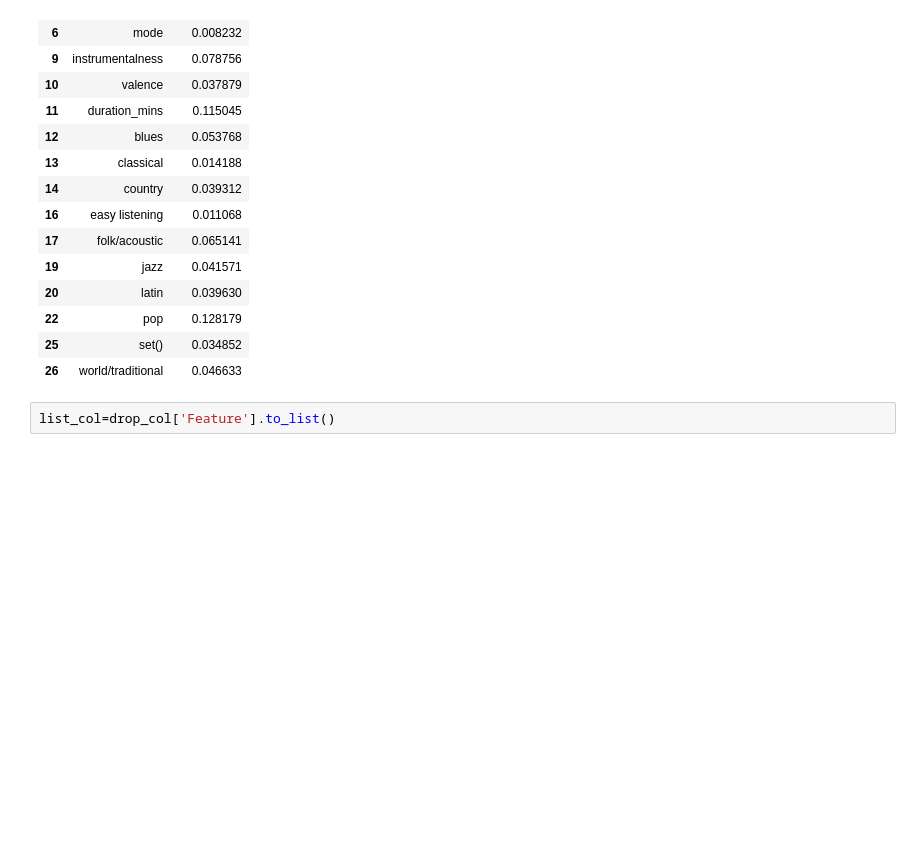
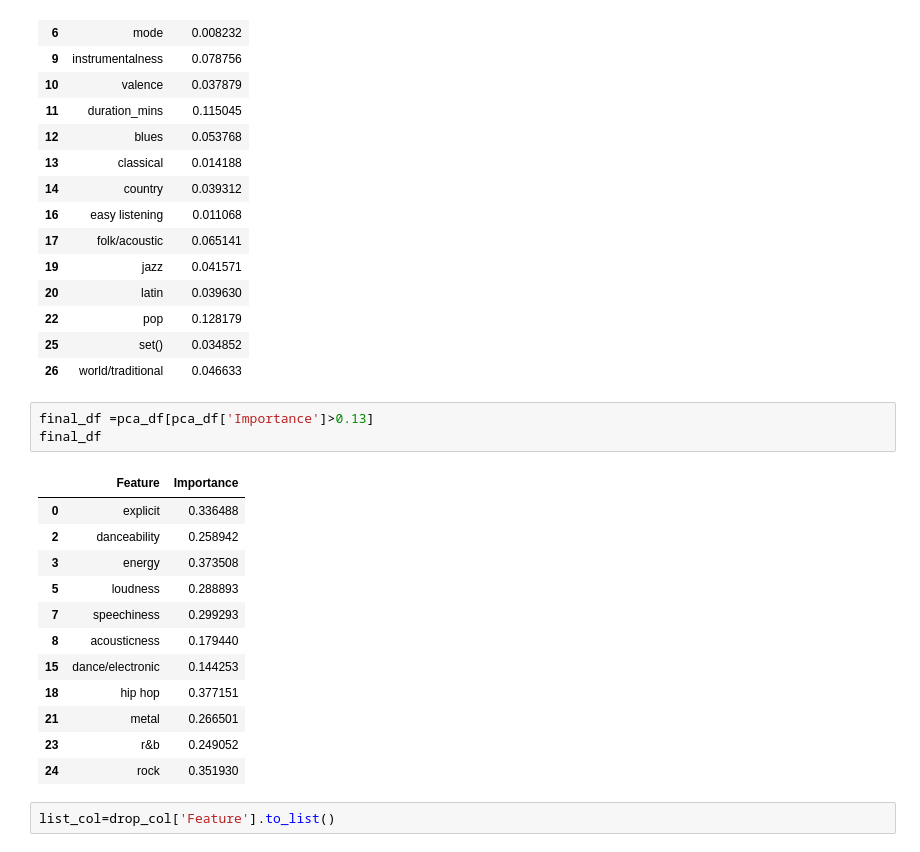
Before and after one commit to aktugchelekche/Project_Team_2, a Jupyter notebook: Machine_Learning_Models/PCA_Feature_Model_Selection .ipynb, the cells around one changed output. Saved outputs shown, nothing was run; the diff lists cells and outputs as text; blank space fills up the shorter version.

```diff
--- a/Machine_Learning_Models/PCA_Feature_Model_Selection .ipynb
+++ b/Machine_Learning_Models/PCA_Feature_Model_Selection .ipynb
@@ -191,6 +191,22 @@ drop_col
 | 22 | pop | 0.128179 |
 | 25 | set() | 0.034852 |
 | 26 | world/traditional | 0.046633 |
+# %%
+final_df =pca_df[pca_df['Importance']>0.13]
+final_df
+# %% [output]
+|  | Feature | Importance |
+| 0 | explicit | 0.336488 |
+| 2 | danceability | 0.258942 |
+| 3 | energy | 0.373508 |
+| 5 | loudness | 0.288893 |
+| 7 | speechiness | 0.299293 |
+| 8 | acousticness | 0.179440 |
+| 15 | dance/electronic | 0.144253 |
+| 18 | hip hop | 0.377151 |
+| 21 | metal | 0.266501 |
+| 23 | r&b | 0.249052 |
+| 24 | rock | 0.351930 |
 # %%
 list_col=drop_col['Feature'].to_list()
 # %%
```
Also changed, not shown: 3 other files.
